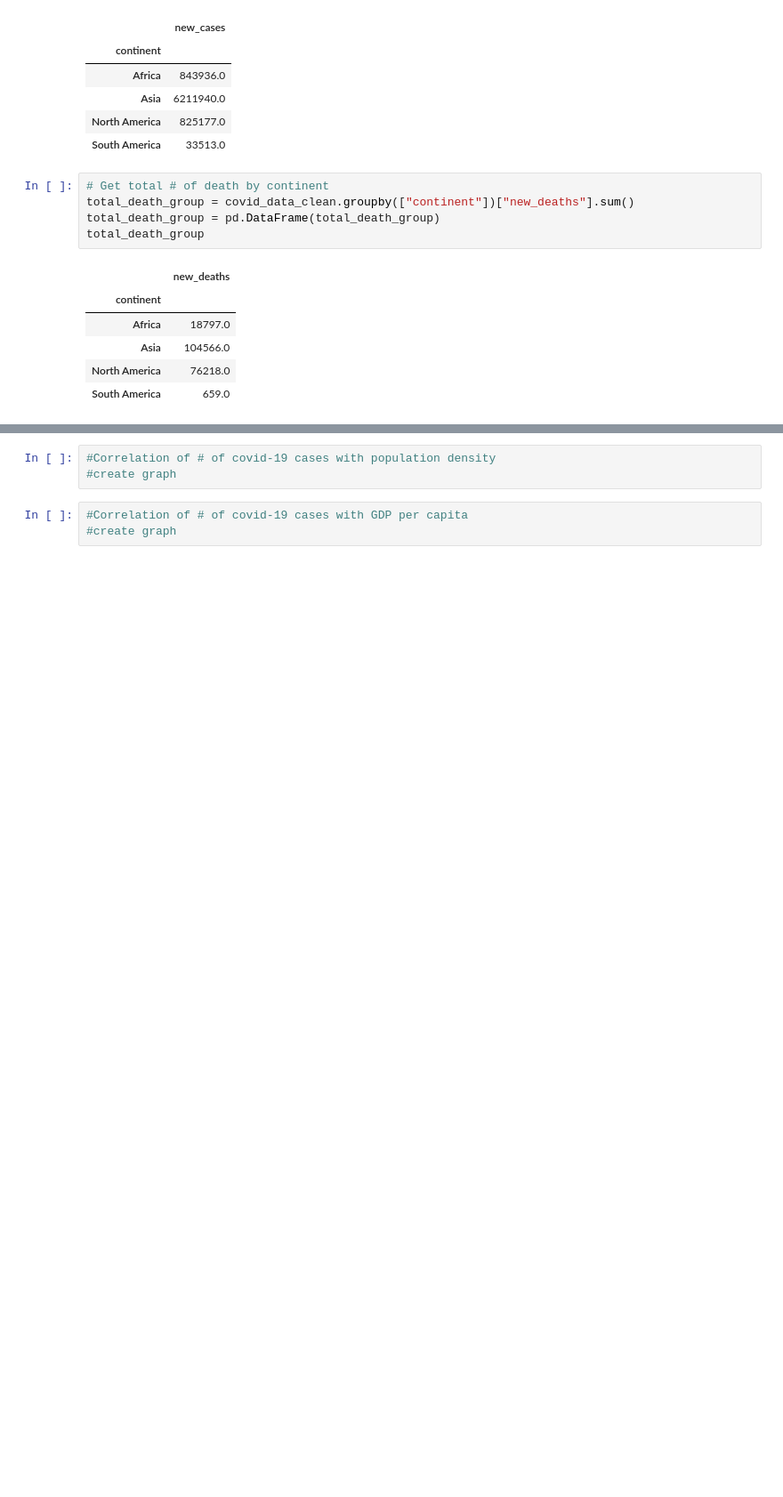
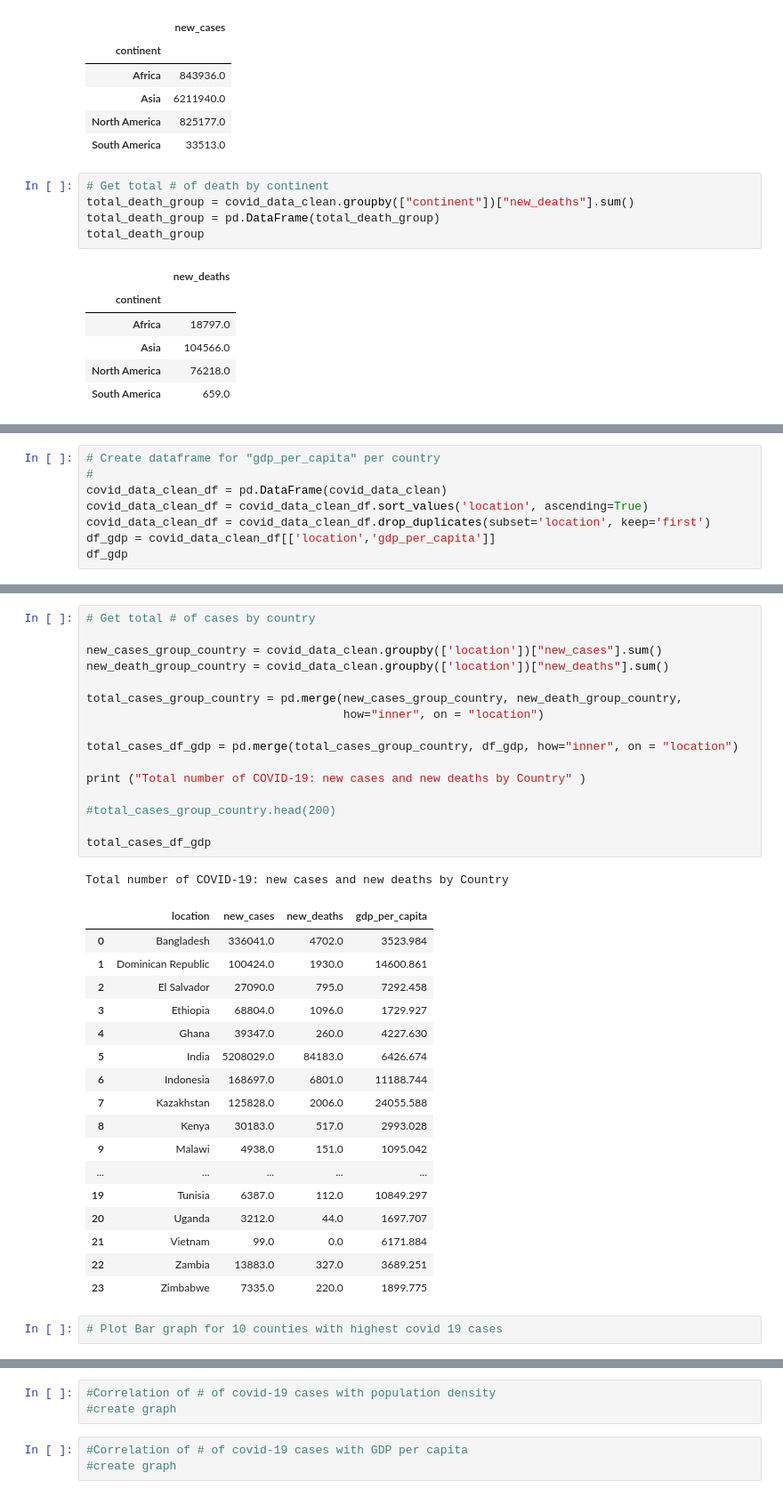
Before and after one commit to jjjdewan/ucb-data-visualization-msgrp-project1-covid-19, a Jupyter notebook: covid-19-project-challenge.ipynb, the cells around one changed output, grey strips where cells are left out. Shown: that part at 89% size. Drawn from its saved outputs; the diff is of its cells as text; blank space fills up the shorter version.

Commit message:
Code is working for Total number of COVID-19: new cases, new deaths and per cap gdp by Country

```diff
--- a/covid-19-project-challenge.ipynb
+++ b/covid-19-project-challenge.ipynb
@@ -163,0 +108,8 @@ merge_cases_df.head()
+# %%
+# Create dataframe for "gdp_per_capita" per country
+#
+covid_data_clean_df = pd.DataFrame(covid_data_clean)
+covid_data_clean_df = covid_data_clean_df.sort_values('location', ascending=True)
+covid_data_clean_df = covid_data_clean_df.drop_duplicates(subset='location', keep='first')
+df_gdp = covid_data_clean_df[['location','gdp_per_capita']]
+df_gdp
@@ -163,0 +157,37 @@ merge_cases_df.head()
+# %%
+# Get total # of cases by country
+
+new_cases_group_country = covid_data_clean.groupby(['location'])["new_cases"].sum()
+new_death_group_country = covid_data_clean.groupby(['location'])["new_deaths"].sum()
+
+total_cases_group_country = pd.merge(new_cases_group_country, new_death_group_country,
+                                     how="inner", on = "location")
+
+total_cases_df_gdp = pd.merge(total_cases_group_country, df_gdp, how="inner", on = "location")
+
+print ("Total number of COVID-19: new cases and new deaths by Country" )
+
+#total_cases_group_country.head(200)
+
+total_cases_df_gdp
+# %% [output]
+Total number of COVID-19: new cases and new deaths by Country
+|  | location | new_cases | new_deaths | gdp_per_capita |
+| 0 | Bangladesh | 336041.0 | 4702.0 | 3523.984 |
+| 1 | Dominican Republic | 100424.0 | 1930.0 | 14600.861 |
+| 2 | El Salvador | 27090.0 | 795.0 | 7292.458 |
+| 3 | Ethiopia | 68804.0 | 1096.0 | 1729.927 |
+| 4 | Ghana | 39347.0 | 260.0 | 4227.630 |
+| 5 | India | 5208029.0 | 84183.0 | 6426.674 |
+| 6 | Indonesia | 168697.0 | 6801.0 | 11188.744 |
+| 7 | Kazakhstan | 125828.0 | 2006.0 | 24055.588 |
+| 8 | Kenya | 30183.0 | 517.0 | 2993.028 |
+| 9 | Malawi | 4938.0 | 151.0 | 1095.042 |
+| ... | ... | ... | ... | ... |
+| 19 | Tunisia | 6387.0 | 112.0 | 10849.297 |
+| 20 | Uganda | 3212.0 | 44.0 | 1697.707 |
+| 21 | Vietnam | 99.0 | 0.0 | 6171.884 |
+| 22 | Zambia | 13883.0 | 327.0 | 3689.251 |
+| 23 | Zimbabwe | 7335.0 | 220.0 | 1899.775 |
+# %%
+# Plot Bar graph for 10 counties with highest covid 19 cases
```
Also changed, not shown: parts of 8 cells of this notebook.
